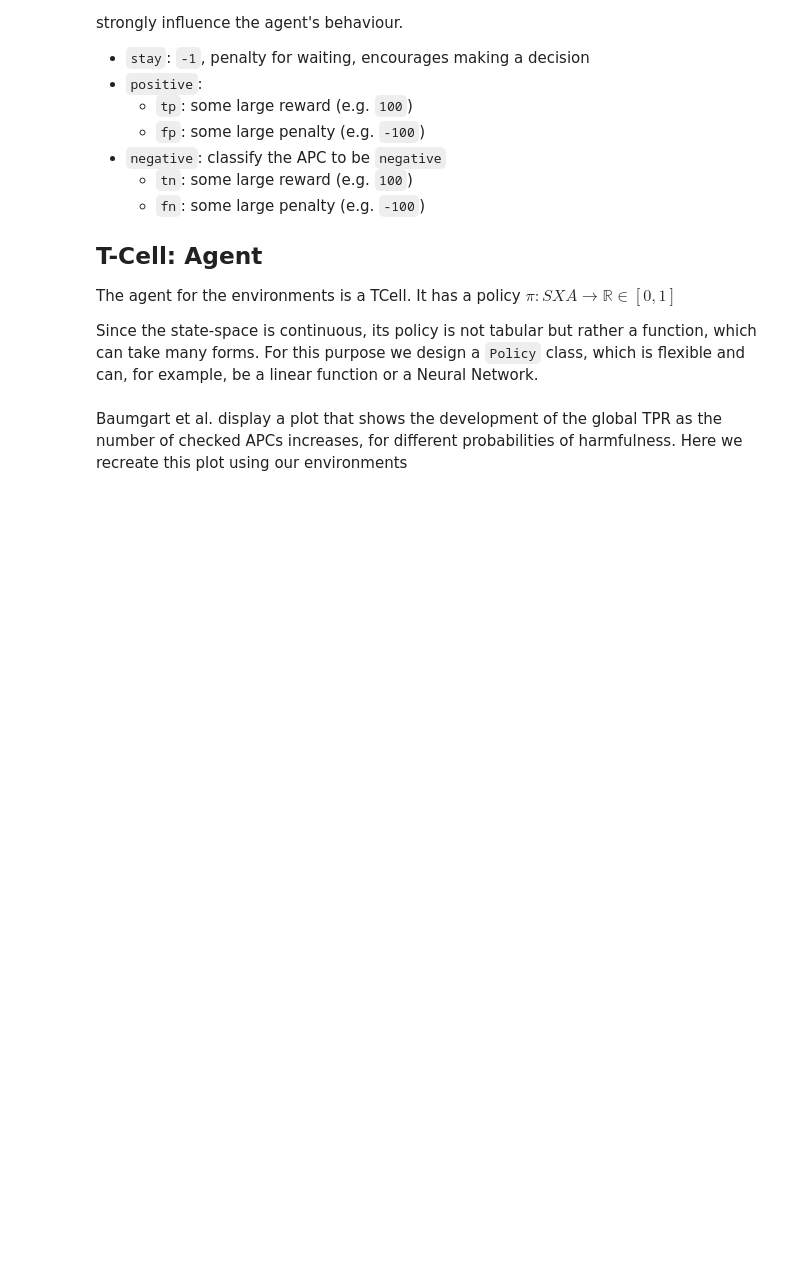
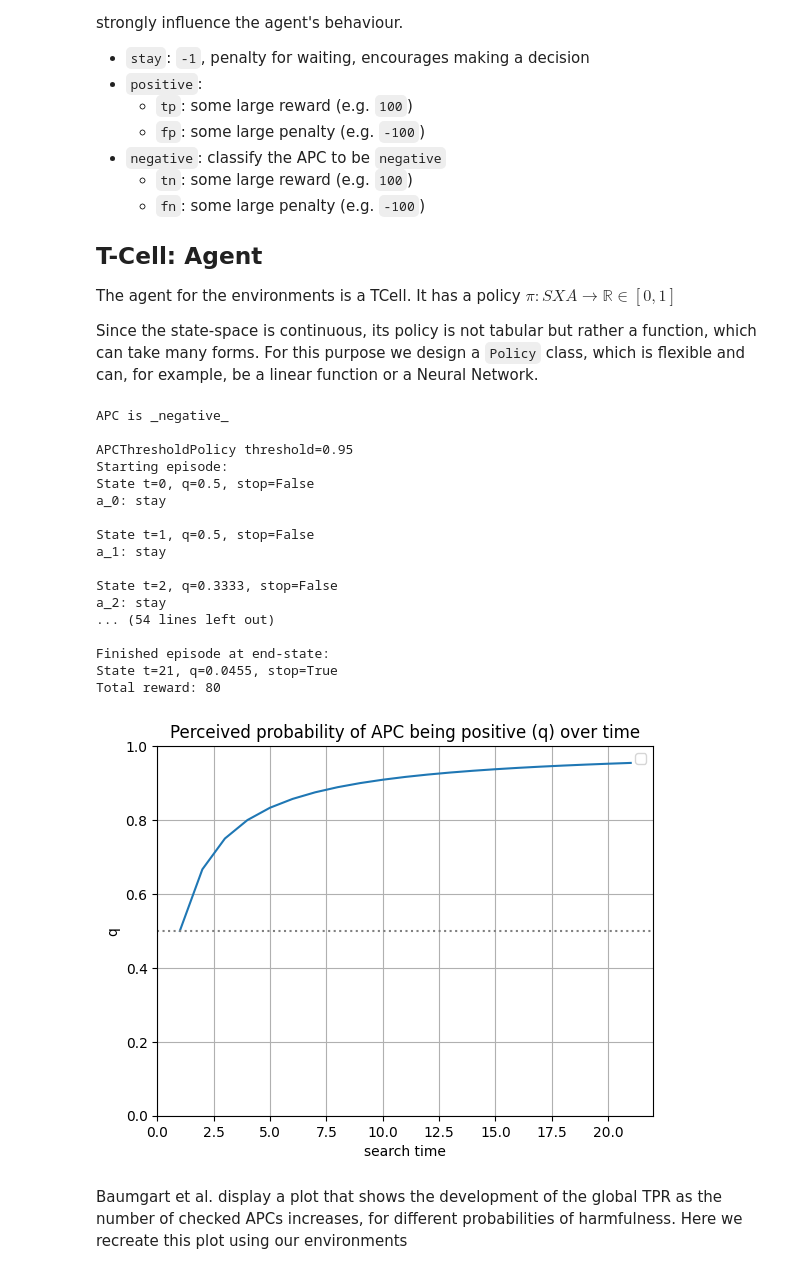
Before and after one commit to nikoczernin/tcells, a Jupyter notebook: baumgart_repro.ipynb, the cells around one changed output. Cells and saved outputs as stored; diff of their text form; code cells hidden in the pictures; blank space fills up the shorter version.

```diff
--- a/baumgart_repro.ipynb
+++ b/baumgart_repro.ipynb
@@ -75,6 +75,42 @@ It has a policy $\pi: S X A \rightarrow \mathbb{R} \in [0,1]$
 Since the state-space is continuous, its policy is not tabular but rather a function, which can take many forms. For this purpose we design a `Policy` class, which is flexible and can, for example, be a linear function or a Neural Network.
 # %%
 # play a single episode with a TCell
+# use a TCell_Threshold
+# this TCell variant uses a simple policy that makes a decision solely based on q
+# if q is higher than the treshold or the final timestep is reached and q>0.5, it makes a positive classification
+# if q is lower than 1-threshold or the final timestep is reached and q<0.5, it makes a negative classification
+# otherwise it waits
+# if you don't change the threshold/policy, every episode will converge at the same time
+
+# StochasticAPC will pick a random value for isPositive, but you can also set it manually
+env = StochasticAPC()
+print(f"APC is _{'positive' if env.isPositive else 'negative'}_\n")
+agent = TCell_Threshold(env, threshold=.95)
+print(agent.policy)
+# agent.policy.plot(agent)
+R, t, transitions = agent.episode(verbose=True)
+final_action = transitions[-1][1]
+final_reward = transitions[-1][2]
+agent.plot_transitions(transitions)
+# %% [output]
+APC is _negative_
+
+APCThresholdPolicy threshold=0.95
+Starting episode:
+State t=0, q=0.5, stop=False
+a_0: stay
+
+State t=1, q=0.5, stop=False
+a_1: stay
+
+State t=2, q=0.3333, stop=False
+a_2: stay
+... (54 lines left out)
+
+Finished episode at end-state:
+State t=21, q=0.0455, stop=True
+Total reward: 80
+[figure, added]
 # %% [markdown]
 Baumgart et al. display a plot that shows the development of the global TPR as the number of checked APCs increases, for different probabilities of harmfulness. Here we recreate this plot using our environments
 # %%
```
Also changed, not shown: parts of 1 cell of this notebook, 1 other file.
